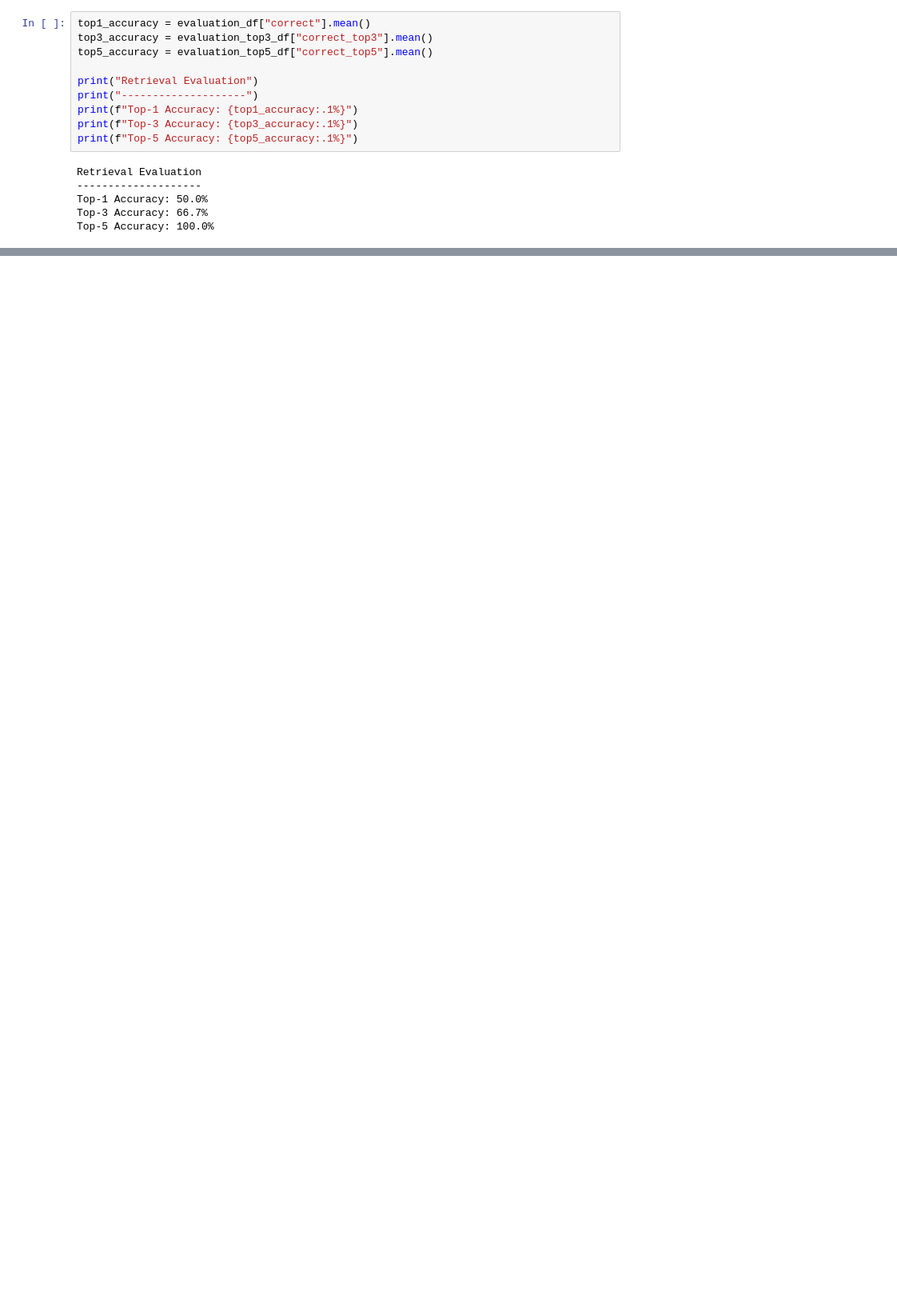
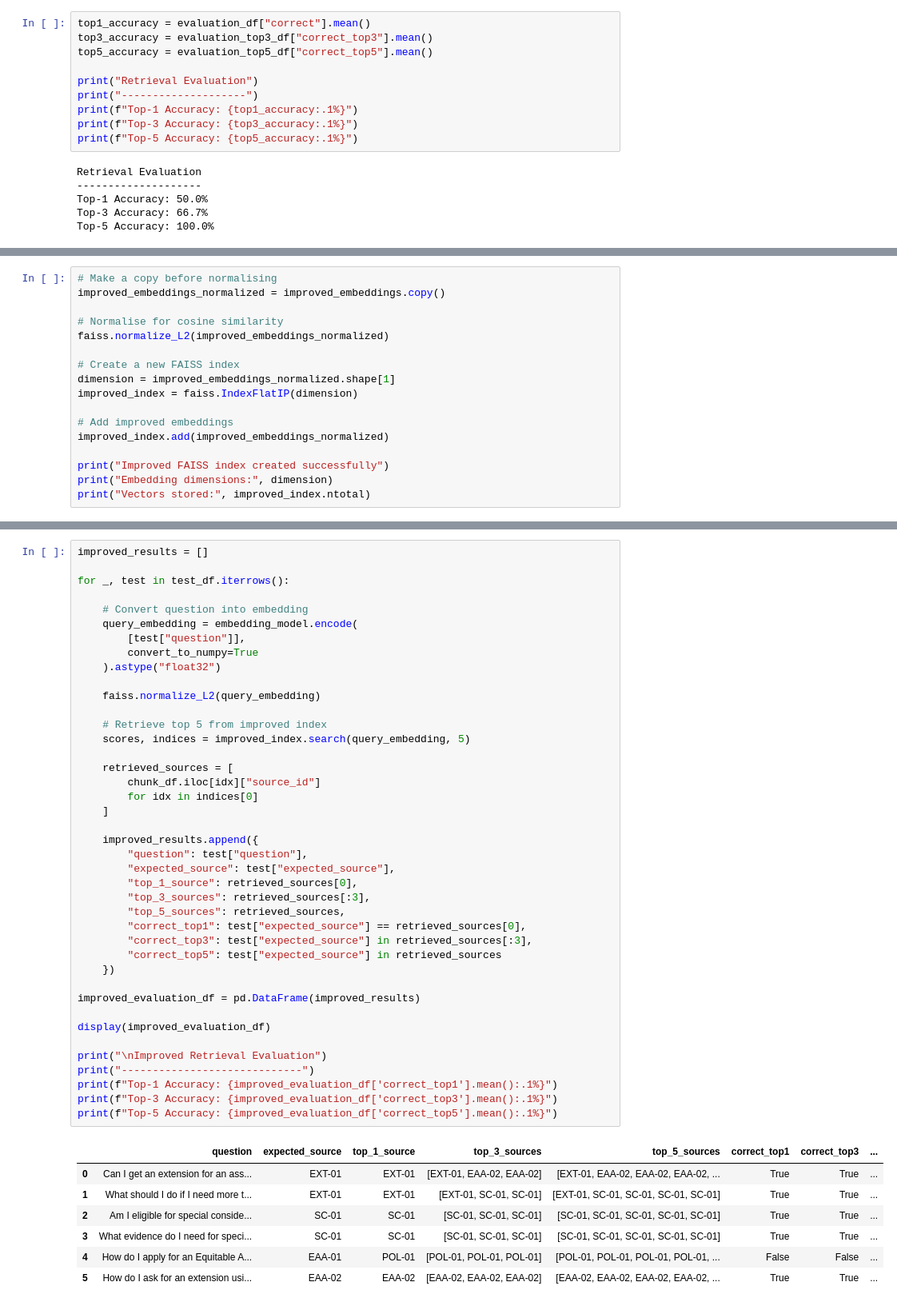
Before and after one commit to S4199668/walert-group64, a Jupyter notebook: version_2/Final_1.ipynb, the cells around one changed output, grey strips where cells are left out. Shown at 80% size. Cells and saved outputs as stored; diff of their text form; blank space fills up the shorter version.

Commit message:
Improve embeddings with metadata and compare retrieval
Add category and section metadata to embeddings and evaluate against baseline retrieval performance.

```diff
--- a/version_2/Final_1.ipynb
+++ b/version_2/Final_1.ipynb
@@ -1601,0 +1634,17 @@ Top-5 Accuracy: 100.0%
+# %%
+# Make a copy before normalising
+improved_embeddings_normalized = improved_embeddings.copy()
+
+# Normalise for cosine similarity
+faiss.normalize_L2(improved_embeddings_normalized)
+
+# Create a new FAISS index
+dimension = improved_embeddings_normalized.shape[1]
+improved_index = faiss.IndexFlatIP(dimension)
+
+# Add improved embeddings
+improved_index.add(improved_embeddings_normalized)
+
+print("Improved FAISS index created successfully")
+print("Embedding dimensions:", dimension)
+print("Vectors stored:", improved_index.ntotal)
@@ -1601,0 +1655,49 @@ Top-5 Accuracy: 100.0%
+# %%
+improved_results = []
+
+for _, test in test_df.iterrows():
+
+    # Convert question into embedding
+    query_embedding = embedding_model.encode(
+        [test["question"]],
+        convert_to_numpy=True
+    ).astype("float32")
+
+    faiss.normalize_L2(query_embedding)
+
+    # Retrieve top 5 from improved index
+    scores, indices = improved_index.search(query_embedding, 5)
+
+    retrieved_sources = [
+        chunk_df.iloc[idx]["source_id"]
+        for idx in indices[0]
+    ]
+
+    improved_results.append({
+        "question": test["question"],
+        "expected_source": test["expected_source"],
+        "top_1_source": retrieved_sources[0],
+        "top_3_sources": retrieved_sources[:3],
+        "top_5_sources": retrieved_sources,
+        "correct_top1": test["expected_source"] == retrieved_sources[0],
+        "correct_top3": test["expected_source"] in retrieved_sources[:3],
+        "correct_top5": test["expected_source"] in retrieved_sources
+    })
+
+improved_evaluation_df = pd.DataFrame(improved_results)
+
+display(improved_evaluation_df)
+
+print("\nImproved Retrieval Evaluation")
+print("-----------------------------")
+print(f"Top-1 Accuracy: {improved_evaluation_df['correct_top1'].mean():.1%}")
+print(f"Top-3 Accuracy: {improved_evaluation_df['correct_top3'].mean():.1%}")
+print(f"Top-5 Accuracy: {improved_evaluation_df['correct_top5'].mean():.1%}")
+# %% [output]
+|  | question | expected_source | top_1_source | top_3_sources | top_5_sources | correct_top1 | correct_top3 | ... |
+| 0 | Can I get an extension for an ass... | EXT-01 | EXT-01 | [EXT-01, EAA-02, EAA-02] | [EXT-01, EAA-02, EAA-02, EAA-02, ... | True | True | ... |
+| 1 | What should I do if I need more t... | EXT-01 | EXT-01 | [EXT-01, SC-01, SC-01] | [EXT-01, SC-01, SC-01, SC-01, SC-01] | True | True | ... |
+| 2 | Am I eligible for special conside... | SC-01 | SC-01 | [SC-01, SC-01, SC-01] | [SC-01, SC-01, SC-01, SC-01, SC-01] | True | True | ... |
+| 3 | What evidence do I need for speci... | SC-01 | SC-01 | [SC-01, SC-01, SC-01] | [SC-01, SC-01, SC-01, SC-01, SC-01] | True | True | ... |
+| 4 | How do I apply for an Equitable A... | EAA-01 | POL-01 | [POL-01, POL-01, POL-01] | [POL-01, POL-01, POL-01, POL-01, ... | False | False | ... |
+| 5 | How do I ask for an extension usi... | EAA-02 | EAA-02 | [EAA-02, EAA-02, EAA-02] | [EAA-02, EAA-02, EAA-02, EAA-02, ... | True | True | ... |
```
Also changed, not shown: parts of 7 cells of this notebook.
